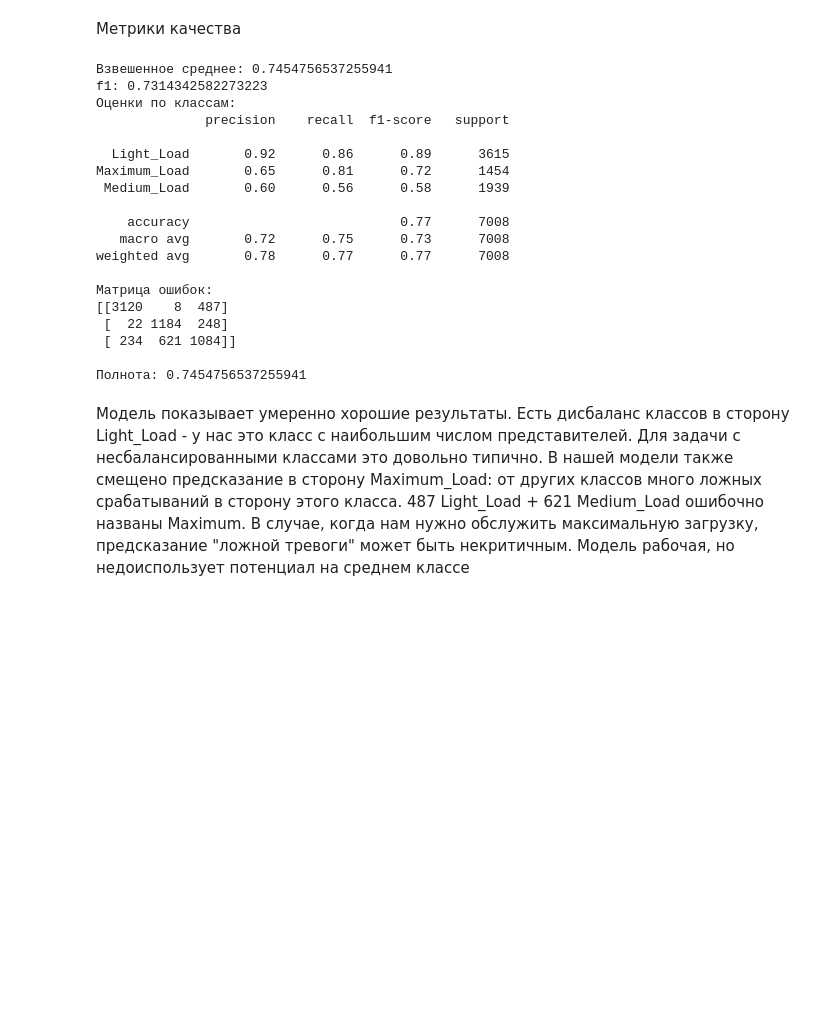
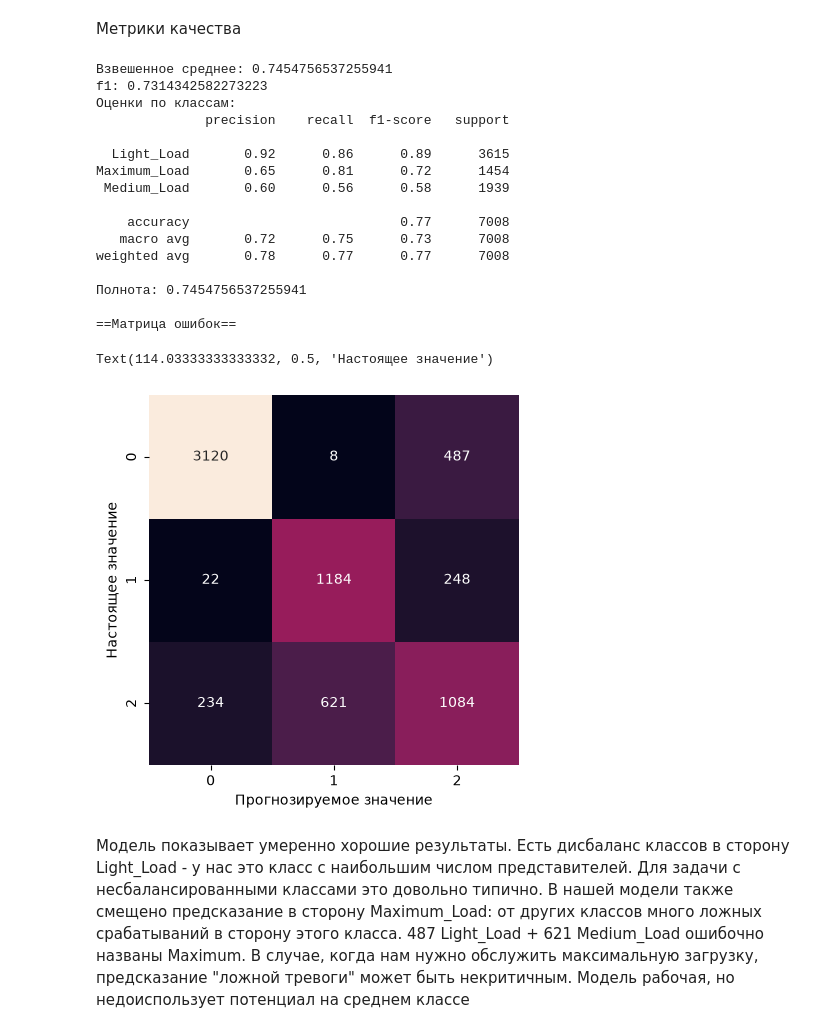
Before and after one commit to Daria0008/Urfu_Project_Practicum_Case-6_steel-plant, a Jupyter notebook: Case 6 EDA.ipynb, the cells around one changed output. Saved outputs shown, nothing was run; the diff lists cells and outputs as text; code cells hidden in the pictures; blank space fills up the shorter version.

```diff
--- a/Case 6 EDA.ipynb
+++ b/Case 6 EDA.ipynb
@@ -550,7 +530,7 @@ Name: proportion, dtype: float64
 Чтобы не было утечек данных при использовании StandardScaler, обучим нашу модель с использованием Pipeline
 # %%
 pipe = Pipeline([
-    ('scaler', StandardScaler()),
+    ('scaler', SCALER),
     ('clf', LogisticRegression(
         max_iter=5000,
         class_weight='balanced',
@@ -568,35 +548,48 @@ y_pred = pipe.predict(X_test)
 # %%
 from sklearn.metrics import (
     balanced_accuracy_score,
     f1_score,
     classification_report,
     confusion_matrix,
     recall_score,
 )
 print(f"Взвешенное среднее: {balanced_accuracy_score(y_test, y_pred)}")
+
 print(f"f1: {f1_score(y_test, y_pred, average='macro')}")
+
 print(f"Оценки по классам: \n{classification_report(y_test, y_pred)}")
-print(f"Матрица ошибок: \n{confusion_matrix(y_test, y_pred)}\n")
+
 print(f"Полнота: {recall_score(y_test, y_pred, average='macro')}")
+
+print("\n==Матрица ошибок==")
+conf_mat = confusion_matrix(y_test, y_pred)
+sns.heatmap(
+    conf_mat,
+    square=True,
+    annot=True,
+    cbar=False,
+    fmt='d',
+)
+plt.xlabel('Прогнозируемое значение')
+plt.ylabel('Настоящее значение')
 # %% [output]
 Взвешенное среднее: 0.7454756537255941
 f1: 0.7314342582273223
 Оценки по классам:
               precision    recall  f1-score   support
 
   Light_Load       0.92      0.86      0.89      3615
 Maximum_Load       0.65      0.81      0.72      1454
  Medium_Load       0.60      0.56      0.58      1939
 
     accuracy                           0.77      7008
    macro avg       0.72      0.75      0.73      7008
 weighted avg       0.78      0.77      0.77      7008
 
-Матрица ошибок:
-[[3120    8  487]
- [  22 1184  248]
- [ 234  621 1084]]
+Полнота: 0.7454756537255941
 
-Полнота: 0.7454756537255941
+==Матрица ошибок==
+Text(114.03333333333332, 0.5, 'Настоящее значение')
+[figure, added]
 # %% [markdown]
 Модель показывает умеренно хорошие результаты. Есть дисбаланс классов в сторону Light_Load - у нас это класс с наибольшим числом представителей. Для задачи с несбалансированными классами это довольно типично. В нашей модели также смещено предсказание в сторону Maximum_Load: от других классов много ложных срабатываний в сторону этого класса. 487 Light_Load + 621 Medium_Load ошибочно названы Maximum. В случае, когда нам нужно обслужить максимальную загрузку, предсказание "ложной тревоги" может быть некритичным. Модель рабочая, но недоиспользует потенциал на среднем классе
```
Also changed, not shown: parts of 4 cells of this notebook.
